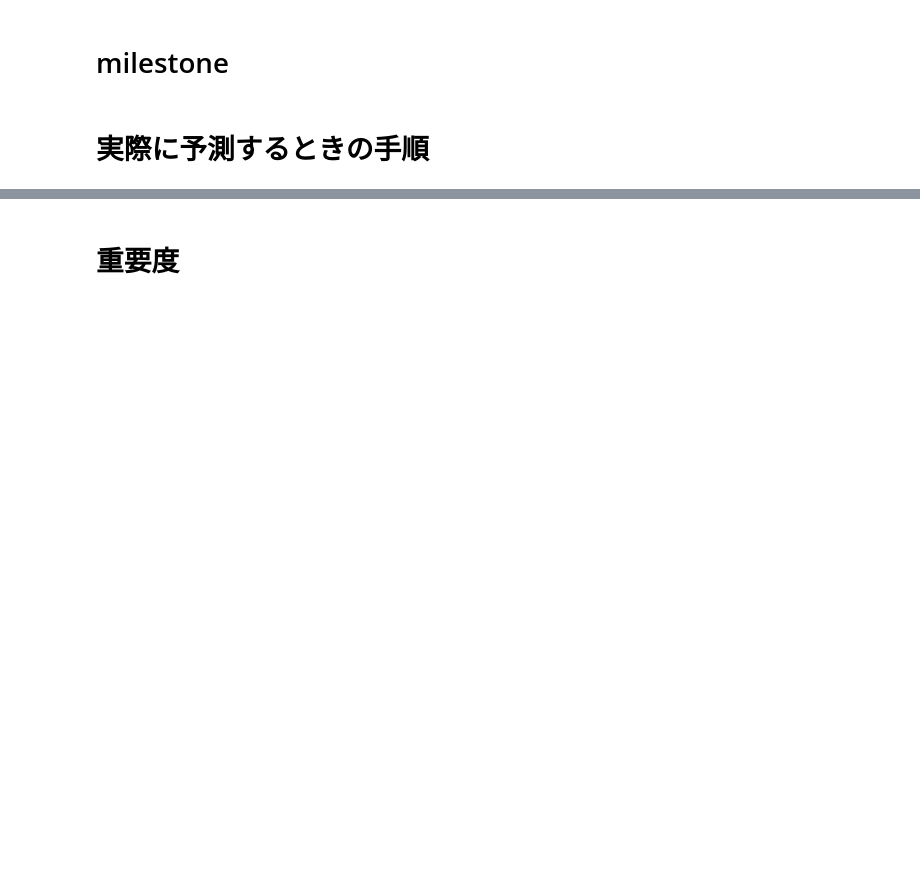
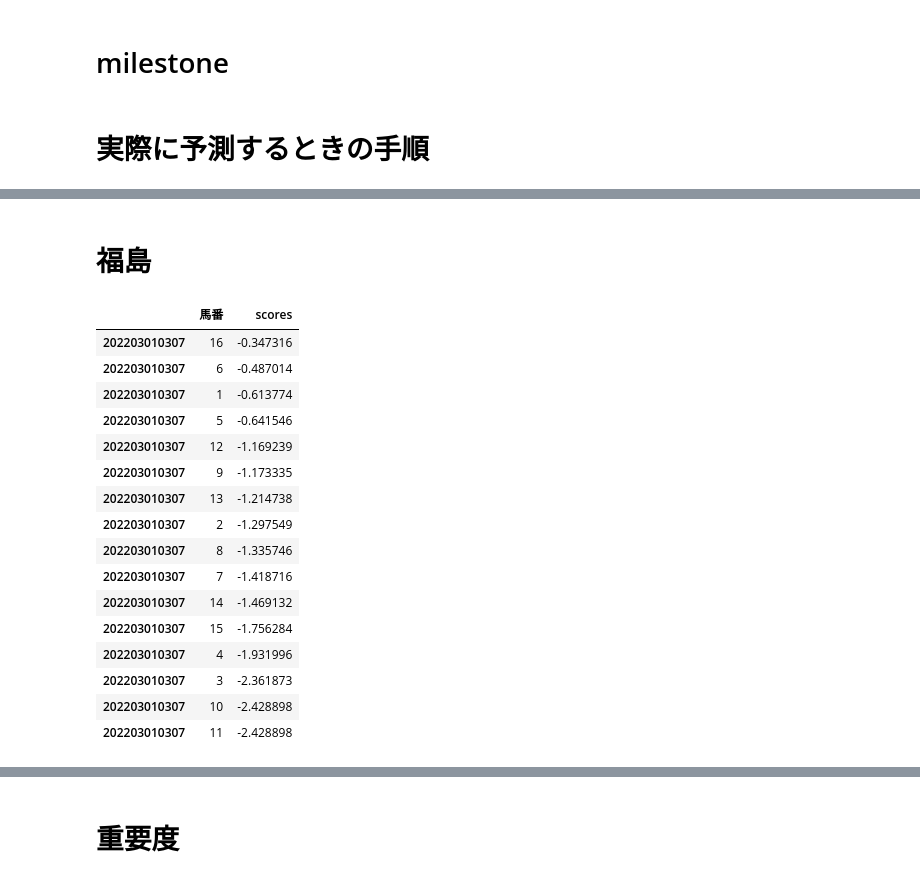
Before and after one commit to yodarjeering/horse, a Jupyter notebook: Rank.ipynb, the cells around one changed output, grey strips where cells are left out. Saved outputs shown, nothing was run; the diff lists cells and outputs as text; code cells hidden in the pictures; blank space fills up the shorter version.

```diff
--- a/Rank.ipynb
+++ b/Rank.ipynb
@@ -2209,0 +2357,18 @@ data =  ShutubaTable.scrape(race_id_list, date)
+# %%
+# 欠損値は 0 とした
+train, test = split_data(r.data_c.fillna(0),test_size=0.2,rank_learning=False)
+# x_train = train.drop(['rank', 'date','体重','体重変化','単勝'], axis=1)
+x_train = train.drop(['rank', 'date','単勝'], axis=1)
+y_train = train['rank']
+
+x_test = test.drop(['rank', 'date','単勝'], axis=1)
+y_test = test['rank']
+
+train_query = x_train.groupby(x_train.index).size()
+test_query = x_test.groupby(x_test.index).size()
+
+
+train = lgb.Dataset(x_train, y_train, group=train_query)
+valid = lgb.Dataset(x_test, y_test, reference=train, group=test_query)
+trials = Trials()
+optimize(trials)
@@ -2209,0 +2436,45 @@ data =  ShutubaTable.scrape(race_id_list, date)
+# %% [markdown]
+# 福島
+# %%
+
+# 東京
+race_id = 202203010307
+# race_id_list = ['2022070102{}'.format(str(i).zfill(2)) for i in range(1,13)]
+data =  ShutubaTable.scrape([str(race_id)], date)
+
+# race_id_list = ['2020010106{}'.format(str(i).zfill(2)) for i in range(1,13)]
+st = ShutubaTable(data)
+
+
+#前処理
+st.preprocessing()
+
+#馬の過去成績データ追加
+st.merge_horse_results(hr)
+
+#血統データ追加
+st.merge_peds(pe.peds_vec)
+
+#カテゴリ変数の処理
+# ここで初めてdeta_cができる
+st.process_categorical(r.le_horse, r.le_jockey, r.data_pe)
+sl = RankSimulater(lgb_rank)
+sl.return_pred_table(st.data_c)
+# %% [output]
+|  | 馬番 | scores |
+| 202203010307 | 16 | -0.347316 |
+| 202203010307 | 6 | -0.487014 |
+| 202203010307 | 1 | -0.613774 |
+| 202203010307 | 5 | -0.641546 |
+| 202203010307 | 12 | -1.169239 |
+| 202203010307 | 9 | -1.173335 |
+| 202203010307 | 13 | -1.214738 |
+| 202203010307 | 2 | -1.297549 |
+| 202203010307 | 8 | -1.335746 |
+| 202203010307 | 7 | -1.418716 |
+| 202203010307 | 14 | -1.469132 |
+| 202203010307 | 15 | -1.756284 |
+| 202203010307 | 4 | -1.931996 |
+| 202203010307 | 3 | -2.361873 |
+| 202203010307 | 10 | -2.428898 |
+| 202203010307 | 11 | -2.428898 |
```
Also changed, not shown: parts of 42 cells of this notebook.
